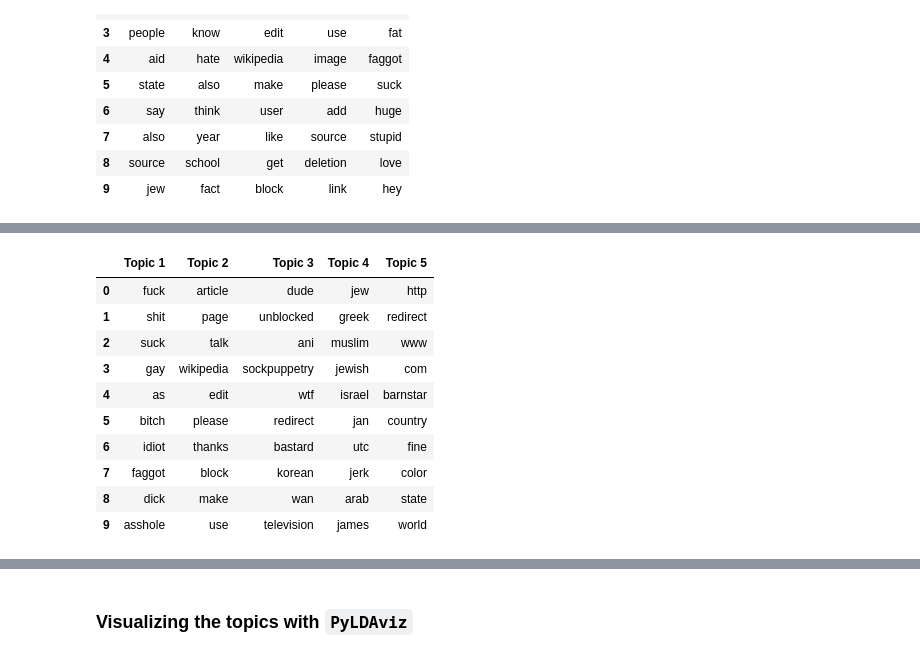
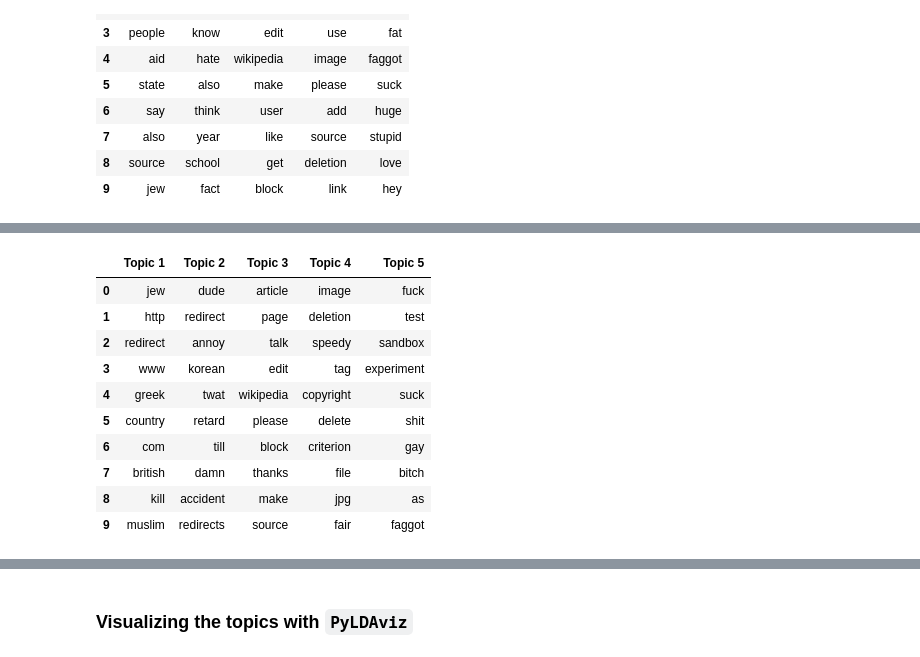
Before and after one commit to ThomasD96/NLP_Toxic_comment_classification, a Jupyter notebook: toxic_comment_classifier.ipynb, the cells around one changed output, grey strips where cells are left out. Drawn from its saved outputs; the diff is of its cells as text; code cells hidden in the pictures.

```diff
--- a/toxic_comment_classifier.ipynb
+++ b/toxic_comment_classifier.ipynb
@@ -468,14 +498,15 @@ print((time.time() - start)/60, 'mins')
 # %%
-show_topics(lda_tfidf,num_topics=5)
+topics_tfidf = show_topics(lda_tfidf,num_topics=5)
+topics_tfidf
 # %% [output]
 |  | Topic 1 | Topic 2 | Topic 3 | Topic 4 | Topic 5 |
-| 0 | fuck | article | dude | jew | http |
-| 1 | shit | page | unblocked | greek | redirect |
-| 2 | suck | talk | ani | muslim | www |
-| 3 | gay | wikipedia | sockpuppetry | jewish | com |
-| 4 | as | edit | wtf | israel | barnstar |
-| 5 | bitch | please | redirect | jan | country |
-| 6 | idiot | thanks | bastard | utc | fine |
-| 7 | faggot | block | korean | jerk | color |
-| 8 | dick | make | wan | arab | state |
-| 9 | asshole | use | television | james | world |
+| 0 | jew | dude | article | image | fuck |
+| 1 | http | redirect | page | deletion | test |
+| 2 | redirect | annoy | talk | speedy | sandbox |
+| 3 | www | korean | edit | tag | experiment |
+| 4 | greek | twat | wikipedia | copyright | suck |
+| 5 | country | retard | please | delete | shit |
+| 6 | com | till | block | criterion | gay |
+| 7 | british | damn | thanks | file | bitch |
+| 8 | kill | accident | make | jpg | as |
+| 9 | muslim | redirects | source | fair | faggot |
```
Also changed, not shown: parts of 20 cells of this notebook.
